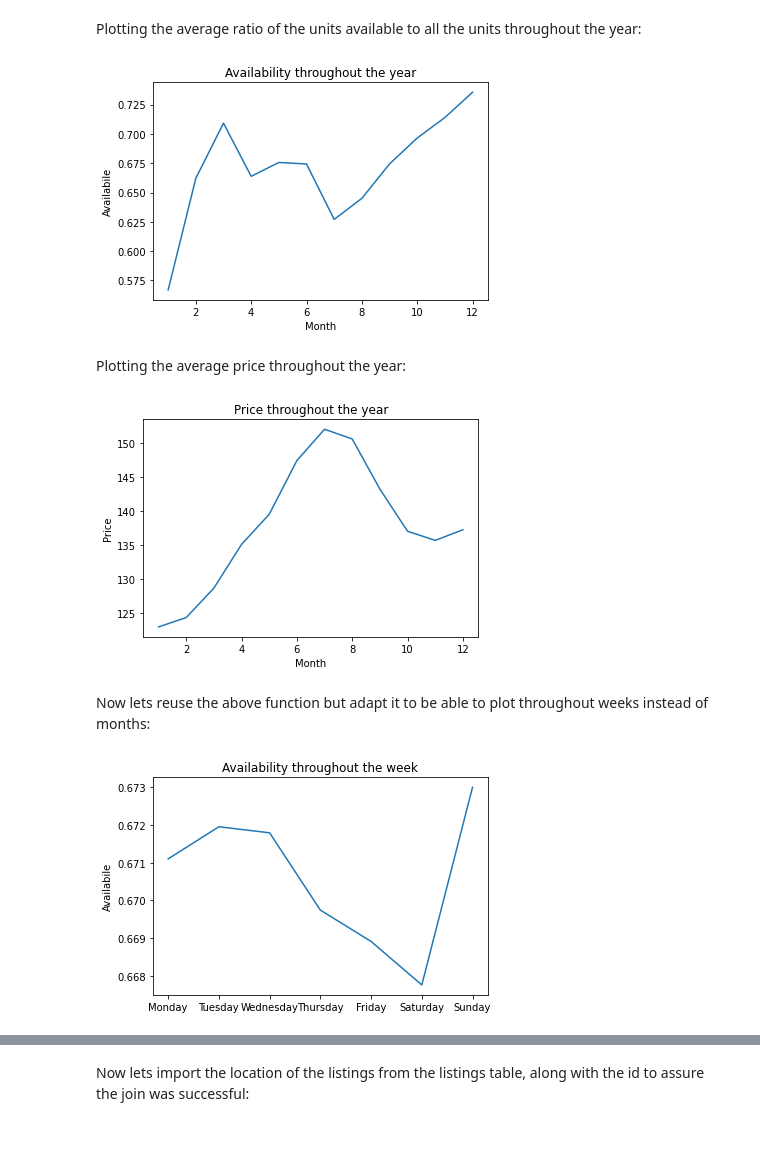
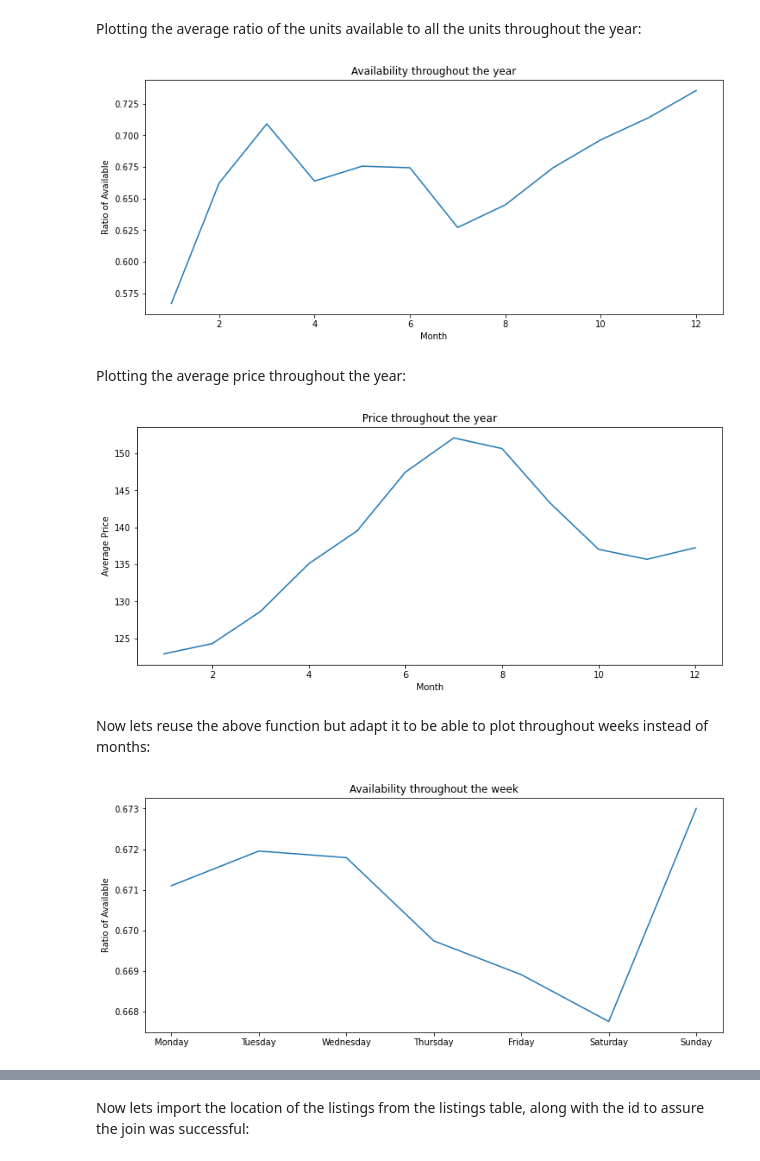
Before and after one commit to Ajax243/Airbnb_Seattle, a Jupyter notebook: calender_nb.ipynb, the cells around one changed output, grey strips where cells are left out. Cells and saved outputs as stored; diff of their text form; code cells hidden in the pictures.

Commit message:
Changed visuals size and color

```diff
--- a/calender_nb.ipynb
+++ b/calender_nb.ipynb
@@ -128,25 +128,27 @@ def target(par1,df):
 # %% [markdown]
 Plotting the average ratio of the units available to all the units throughout the year:
 # %%
+plt.figure(figsize=(12, 5))
 plt.plot(month,target('available',df))
 
 plt.xlabel('Month')
-plt.ylabel('Availabile')
+plt.ylabel('Ratio of Available')
 plt.title('Availability throughout the year')
 plt.show()
 # %% [output]
-[figure, old version]
+[figure, new version]
 # %% [markdown]
 Plotting the average price throughout the year:
 # %%
+plt.figure(figsize=(12, 5))
 plt.plot(month,target('price',df))
 
 plt.xlabel('Month')
-plt.ylabel('Price')
+plt.ylabel('Average Price')
 plt.title('Price throughout the year')
 plt.show()
 # %% [output]
-[figure, old version]
+[figure, new version]
 # %% [markdown]
 Now lets reuse the above function but adapt it to be able to plot throughout weeks instead of months:
 # %%
@@ -165,11 +167,11 @@ def target2(par1,df):
     for i in range(0,7,1):
            y.append(df[df['date'].dt.dayofweek==i][par1].mean())
     return y
-
+plt.figure(figsize=(12, 5))
 plt.plot(week,target2('available',df))
 #plt.xlabel('Week')
-plt.ylabel('Availabile')
+plt.ylabel('Ratio of Available')
 plt.title('Availability throughout the week')
 plt.show()
 # %% [output]
-[figure, old version]
+[figure, new version]
```
Also changed, not shown: parts of 9 cells of this notebook.
